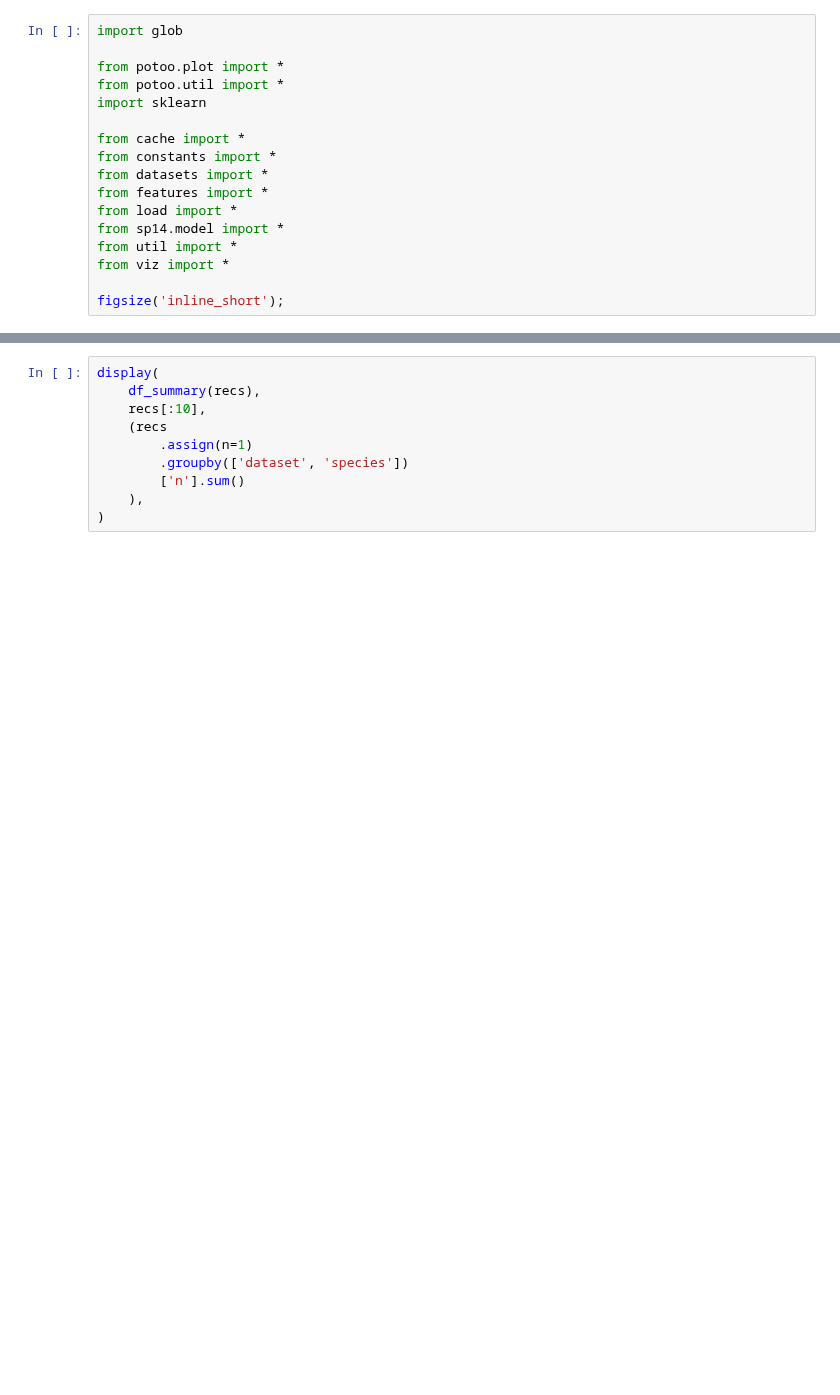
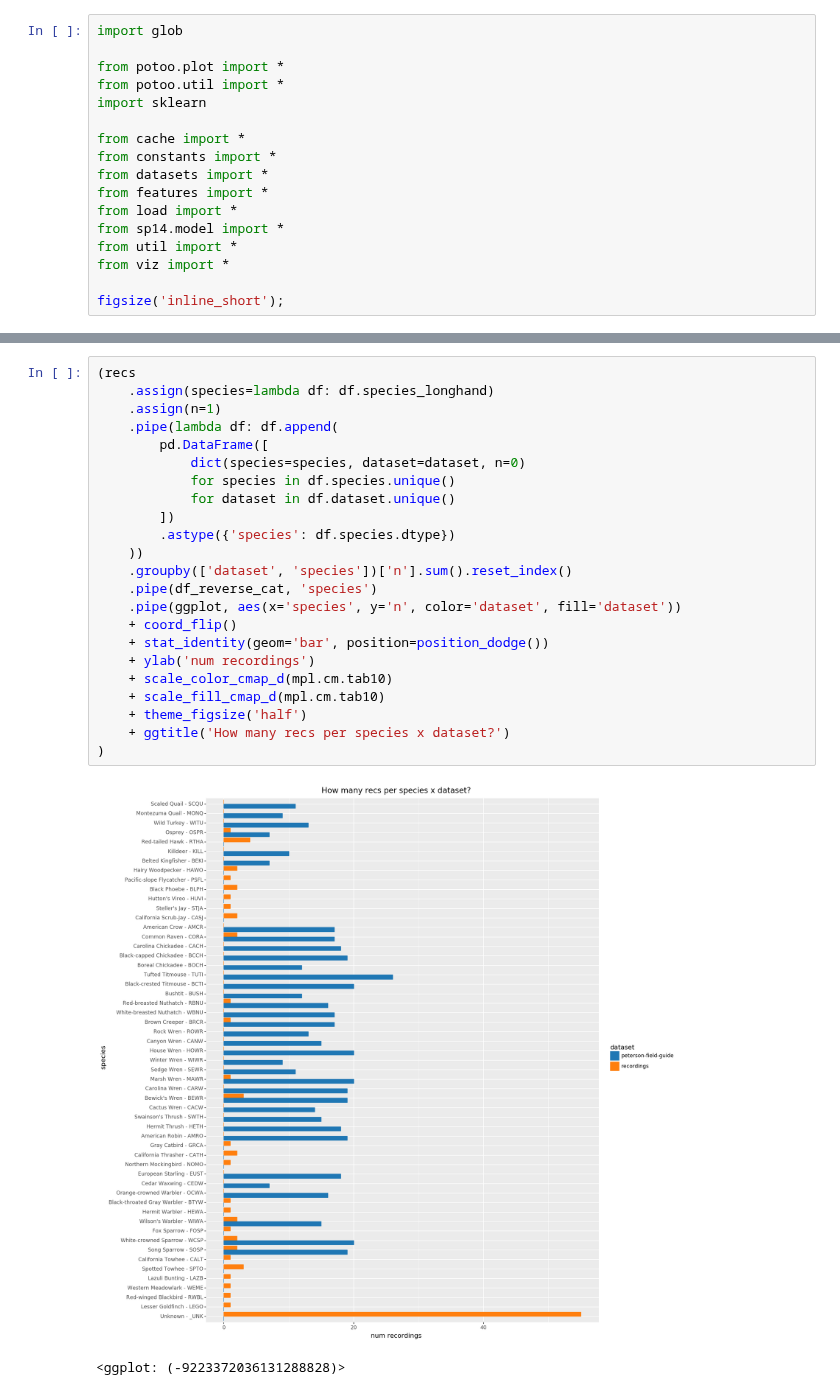
Before and after one commit to jdanbrown/birdgram, a Jupyter notebook: features/notebooks/20180524_eval_classifiers.ipynb, the cells around one changed output, grey strips where cells are left out. Drawn from its saved outputs; the diff is of its cells as text; blank space fills up the shorter version.

```diff
--- a/features/notebooks/20180524_eval_classifiers.ipynb
+++ b/features/notebooks/20180524_eval_classifiers.ipynb
@@ -62,13 +112,29 @@ display(
-# %%
-display(
-    df_summary(recs),
-    recs[:10],
-    (recs
-        .assign(n=1)
-        .groupby(['dataset', 'species'])
-        ['n'].sum()
-    ),
-)
+# %%
+(recs
+    .assign(species=lambda df: df.species_longhand)
+    .assign(n=1)
+    .pipe(lambda df: df.append(
+        pd.DataFrame([
+            dict(species=species, dataset=dataset, n=0)
+            for species in df.species.unique()
+            for dataset in df.dataset.unique()
+        ])
+        .astype({'species': df.species.dtype})
+    ))
+    .groupby(['dataset', 'species'])['n'].sum().reset_index()
+    .pipe(df_reverse_cat, 'species')
+    .pipe(ggplot, aes(x='species', y='n', color='dataset', fill='dataset'))
+    + coord_flip()
+    + stat_identity(geom='bar', position=position_dodge())
+    + ylab('num recordings')
+    + scale_color_cmap_d(mpl.cm.tab10)
+    + scale_fill_cmap_d(mpl.cm.tab10)
+    + theme_figsize('half')
+    + ggtitle('How many recs per species x dataset?')
+)
+# %% [output]
+[figure, added]
+<ggplot: (-9223372036131288828)>
 # %%
 %%time
 # Basic features
```
Also changed, not shown: parts of 16 cells of this notebook, 10 other files.
